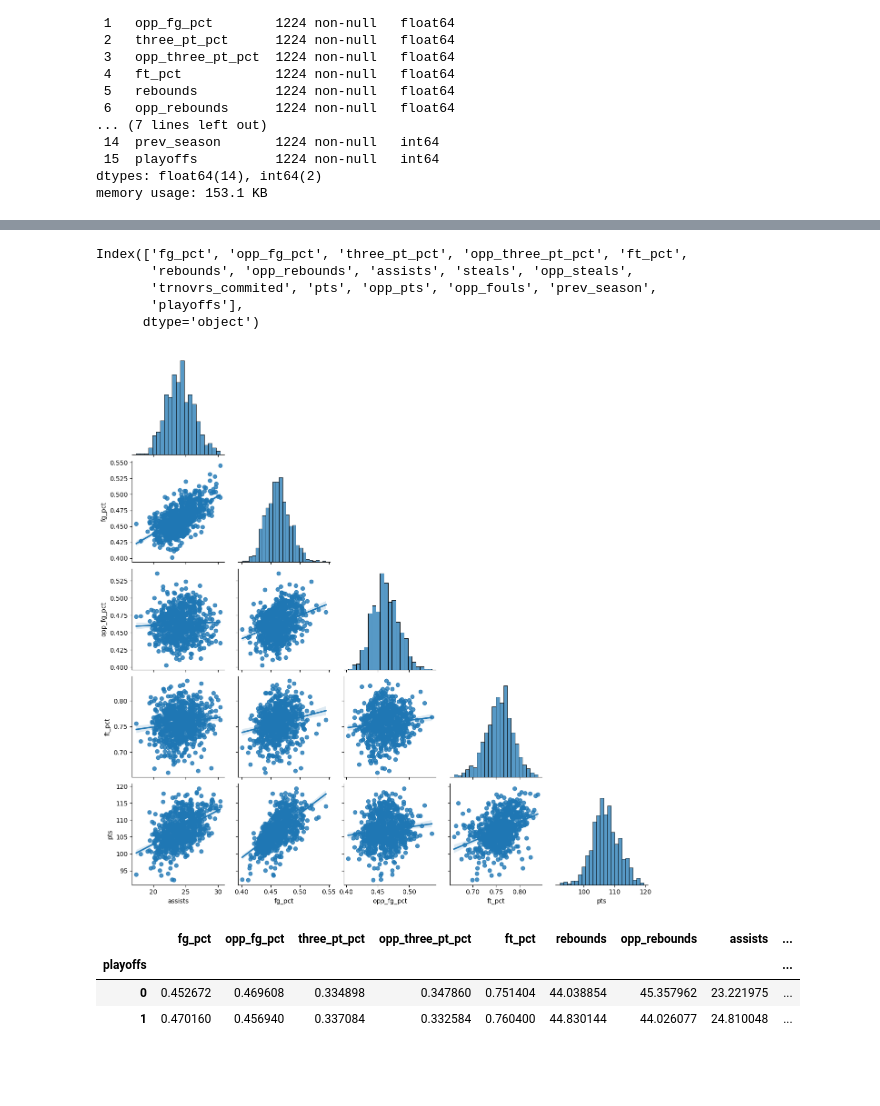
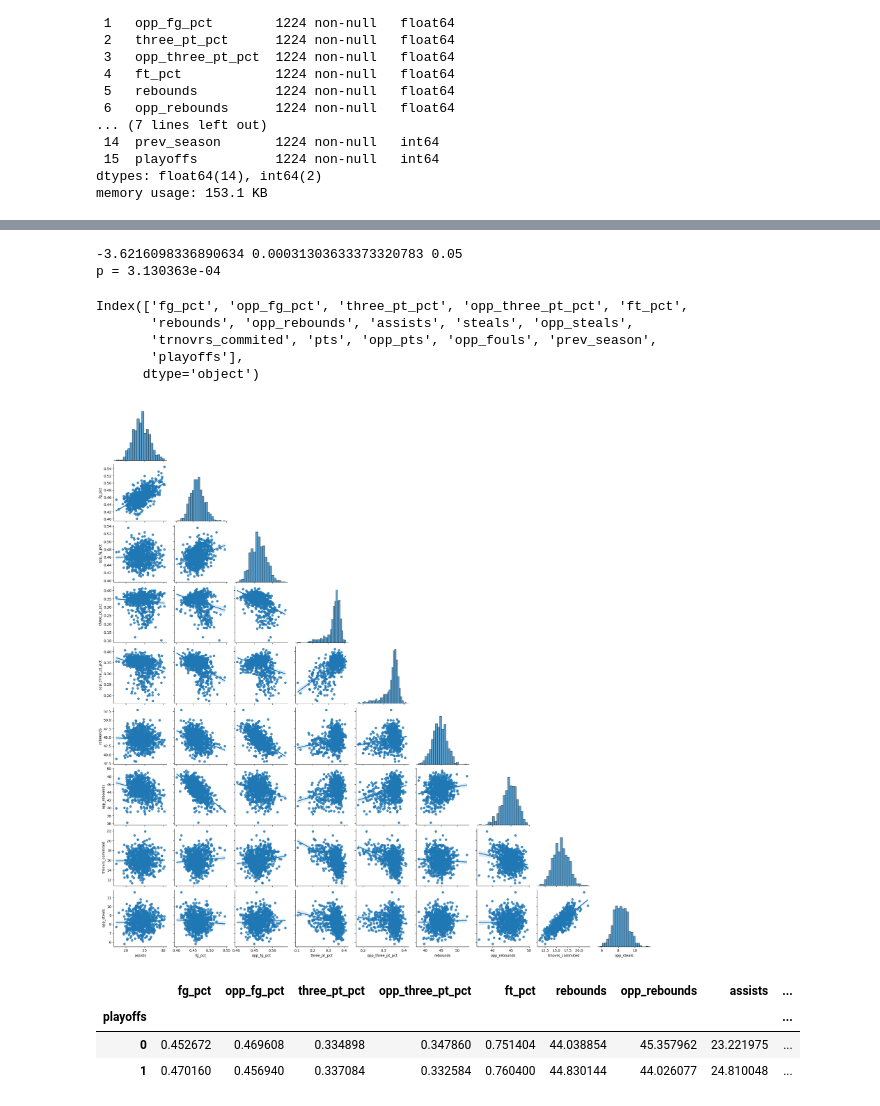
Before and after one commit to RichardAlcabes22/nba_project, a Jupyter notebook: nba_playoff_prediction.ipynb, the cells around one changed output, grey strips where cells are left out. Saved outputs shown, nothing was run; the diff lists cells and outputs as text; code cells hidden in the pictures; blank space fills up the shorter version.

```diff
--- a/nba_playoff_prediction.ipynb
+++ b/nba_playoff_prediction.ipynb
@@ -146,3 +197,13 @@ sns.catplot(data=train, x='playoffs', y='opp_pts')
+# %%
+α = 0.05
+turnovers_playoff_values = train[train.playoffs == 1].trnovrs_commited
+turnovers_nonplayoff_values = train[train.playoffs == 0].trnovrs_commited
+t, p = stats.ttest_ind(turnovers_playoff_values,turnovers_nonplayoff_values,equal_var=True)
+print(t,p,α)
+print(f'p = {p:e}')
+# %% [output]
+-3.6216098336890634 0.00031303633373320783 0.05
+p = 3.130363e-04
 # %%
 train.columns
 # %% [output]
@@ -152,11 +213,12 @@ Index(['fg_pct', 'opp_fg_pct', 'three_pt_pct', 'opp_three_pt_pct', 'ft_pct',
        'playoffs'],
       dtype='object')
 # %%
-cols = ['assists','fg_pct','opp_fg_pct','ft_pct', 'pts',]
+cols = ['assists','fg_pct','opp_fg_pct','three_pt_pct', 'opp_three_pt_pct','rebounds',
+        'opp_rebounds','trnovrs_commited','opp_steals']
 sns.pairplot(train[cols], corner=True,kind='reg')
 plt.show()
 # %% [output]
-[figure, old version]
+[figure, new version]
 # %%
 df_mean_by_playoffs = train.groupby(by='playoffs').mean()
 # %%
```
Also changed, not shown: parts of 10 cells of this notebook, 2 other files.
